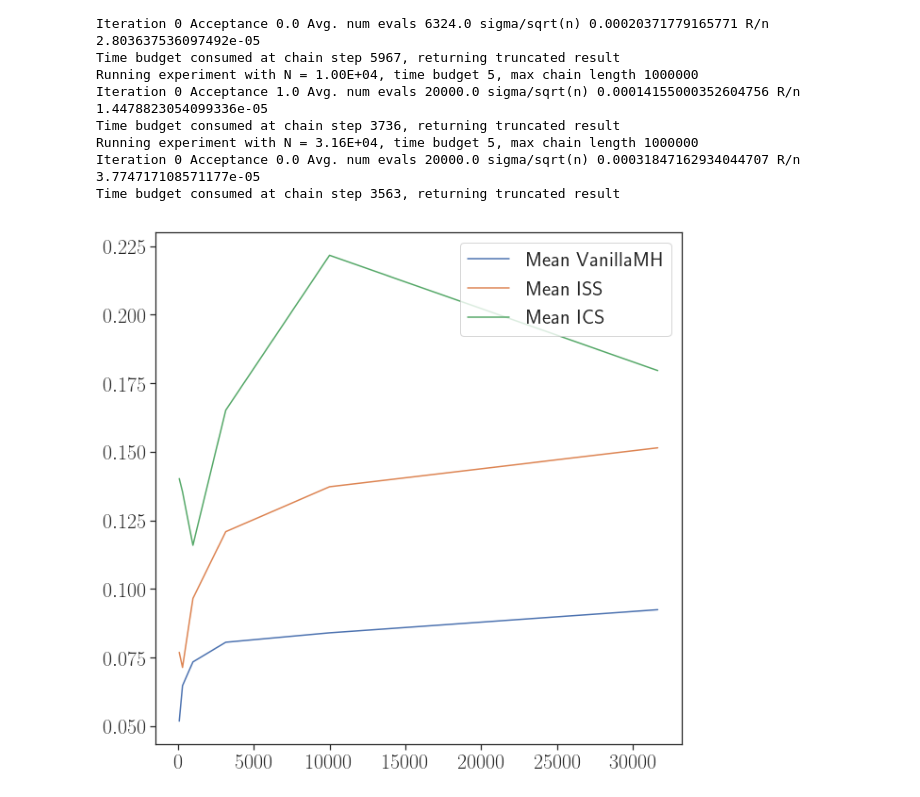
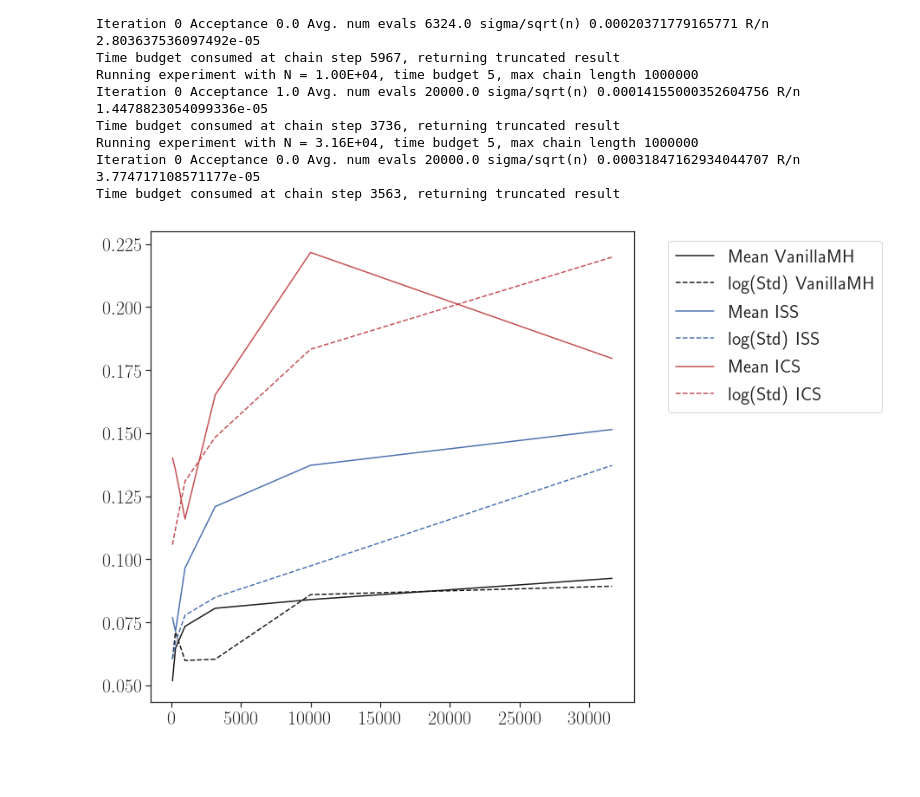
Before and after one commit to Llamrei/2017-JMLR-MCMCForTallData, a Jupyter notebook: scaling_w_N.ipynb, the cells around one changed output. Saved outputs shown, nothing was run; the diff lists cells and outputs as text; code cells hidden in the pictures; blank space fills up the shorter version.

Commit message:
Working plot

```diff
--- a/scaling_w_N.ipynb
+++ b/scaling_w_N.ipynb
@@ -188,9 +188,21 @@ Running experiment with N = 3.16E+04, time budget 5, max chain length 1000000
 Iteration 0 Acceptance 0.0 Avg. num evals 20000.0 sigma/sqrt(n) 0.00031847162934044707 R/n 3.774717108571177e-05
 Time budget consumed at chain step 3563, returning truncated result
 # %%
-plt.plot(sample_sizes_tested,mh_results[0],sample_sizes_tested,iss_results[0],sample_sizes_tested,ics_results[0])
-plt.legend(('Mean VanillaMH', 'Mean ISS', 'Mean ICS'),
-           loc='upper right')
+plt.plot(
+    sample_sizes_tested, mh_results[0], 'k',
+    sample_sizes_tested, mh_results[1], '--k',
+    sample_sizes_tested,iss_results[0], 'b',
+    sample_sizes_tested,iss_results[1], '--b',
+    sample_sizes_tested,ics_results[0], 'r',
+    sample_sizes_tested,ics_results[1], '--r'
+)
+plt.legend(('Mean VanillaMH',
+            'log(Std) VanillaMH',
+            'Mean ISS',
+            'log(Std) ISS',
+            'Mean ICS',
+            'log(Std) ICS'),
+        bbox_to_anchor=(1.05, 1))
 plt.show()
 # %% [output]
-[figure, old version]
+[figure, new version]
```
Also changed, not shown: parts of 1 cell of this notebook.
